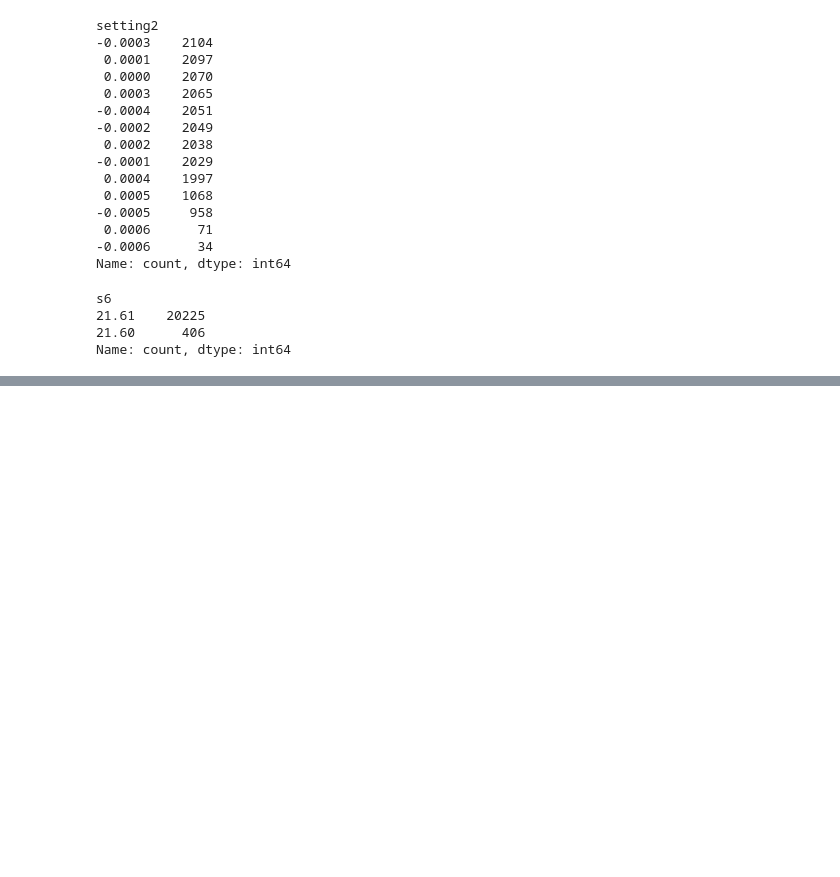
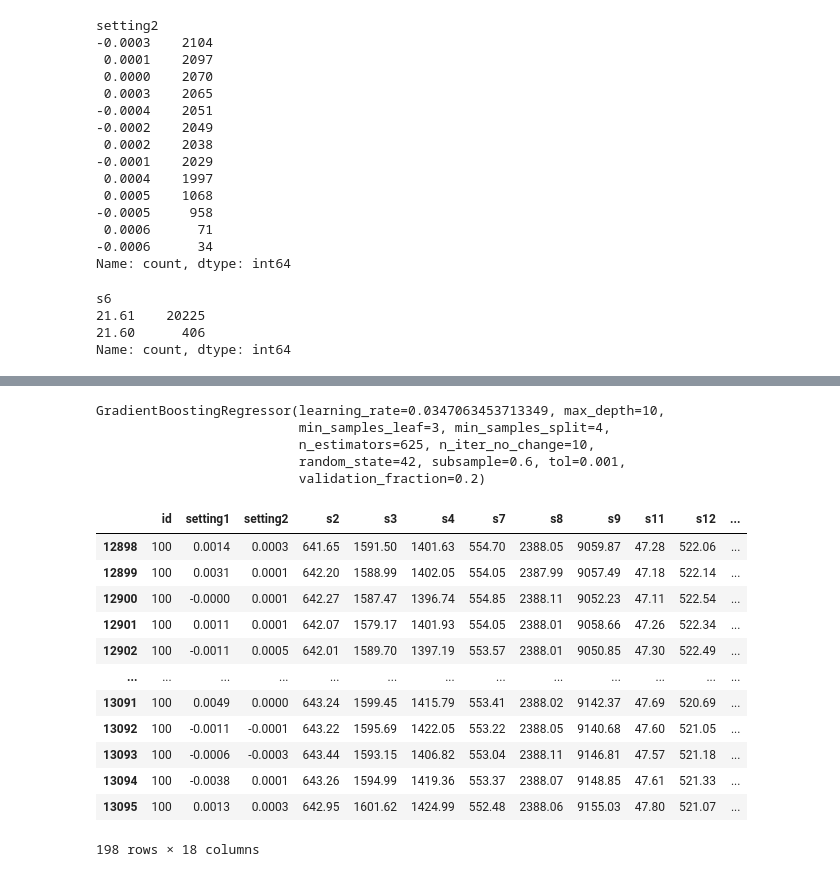
Before and after one commit to Harsh-Tiwadi/Predictive-Maintenance, a Jupyter notebook: Model/model.ipynb, the cells around one changed output, grey strips where cells are left out. Drawn from its saved outputs; the diff is of its cells as text; code cells hidden in the pictures; blank space fills up the shorter version.

Commit message:
Model

```diff
--- a/Model/model.ipynb
+++ b/Model/model.ipynb
@@ -161,0 +267,28 @@ SyntaxError: expression expected after dictionary key and ':' (1307977384.py, li
+# %%
+model = GradientBoostingRegressor(
+    alpha=0.9,
+    criterion="friedman_mse",
+    learning_rate=0.0347063453713349,
+    loss="squared_error",
+    max_depth=10,
+    max_features = None,
+    min_samples_leaf=3,
+    min_samples_split=4,
+    n_estimators=625,
+    subsample=0.6,
+    random_state=42,
+    n_iter_no_change=10,
+    validation_fraction=0.2,
+    tol=0.001
+)
+# %%
+model.fit(x_train_scaled, y_train)
+# %% [output]
+GradientBoostingRegressor(learning_rate=0.0347063453713349, max_depth=10,
+                          min_samples_leaf=3, min_samples_split=4,
+                          n_estimators=625, n_iter_no_change=10,
+                          random_state=42, subsample=0.6, tol=0.001,
+                          validation_fraction=0.2)
+# %%
+test_df_scaled = scaler.transform(test_df)
+y_pred = model.predict(test_df_scaled)
@@ -161,0 +297,18 @@ SyntaxError: expression expected after dictionary key and ':' (1307977384.py, li
+# %%
+test_df['pred'] = y_pred
+# %%
+test_df[test_df['id']==100]
+# %% [output]
+|  | id | setting1 | setting2 | s2 | s3 | s4 | s7 | s8 | s9 | s11 | s12 | ... |
+| 12898 | 100 | 0.0014 | 0.0003 | 641.65 | 1591.50 | 1401.63 | 554.70 | 2388.05 | 9059.87 | 47.28 | 522.06 | ... |
+| 12899 | 100 | 0.0031 | 0.0001 | 642.20 | 1588.99 | 1402.05 | 554.05 | 2387.99 | 9057.49 | 47.18 | 522.14 | ... |
+| 12900 | 100 | -0.0000 | 0.0001 | 642.27 | 1587.47 | 1396.74 | 554.85 | 2388.11 | 9052.23 | 47.11 | 522.54 | ... |
+| 12901 | 100 | 0.0011 | 0.0001 | 642.07 | 1579.17 | 1401.93 | 554.05 | 2388.01 | 9058.66 | 47.26 | 522.34 | ... |
+| 12902 | 100 | -0.0011 | 0.0005 | 642.01 | 1589.70 | 1397.19 | 553.57 | 2388.01 | 9050.85 | 47.30 | 522.49 | ... |
+| ... | ... | ... | ... | ... | ... | ... | ... | ... | ... | ... | ... | ... |
+| 13091 | 100 | 0.0049 | 0.0000 | 643.24 | 1599.45 | 1415.79 | 553.41 | 2388.02 | 9142.37 | 47.69 | 520.69 | ... |
+| 13092 | 100 | -0.0011 | -0.0001 | 643.22 | 1595.69 | 1422.05 | 553.22 | 2388.05 | 9140.68 | 47.60 | 521.05 | ... |
+| 13093 | 100 | -0.0006 | -0.0003 | 643.44 | 1593.15 | 1406.82 | 553.04 | 2388.11 | 9146.81 | 47.57 | 521.18 | ... |
+| 13094 | 100 | -0.0038 | 0.0001 | 643.26 | 1594.99 | 1419.36 | 553.37 | 2388.07 | 9148.85 | 47.61 | 521.33 | ... |
+| 13095 | 100 | 0.0013 | 0.0003 | 642.95 | 1601.62 | 1424.99 | 552.48 | 2388.06 | 9155.03 | 47.80 | 521.07 | ... |
+198 rows × 18 columns
```
Also changed, not shown: parts of 18 cells of this notebook, 2 other files.
